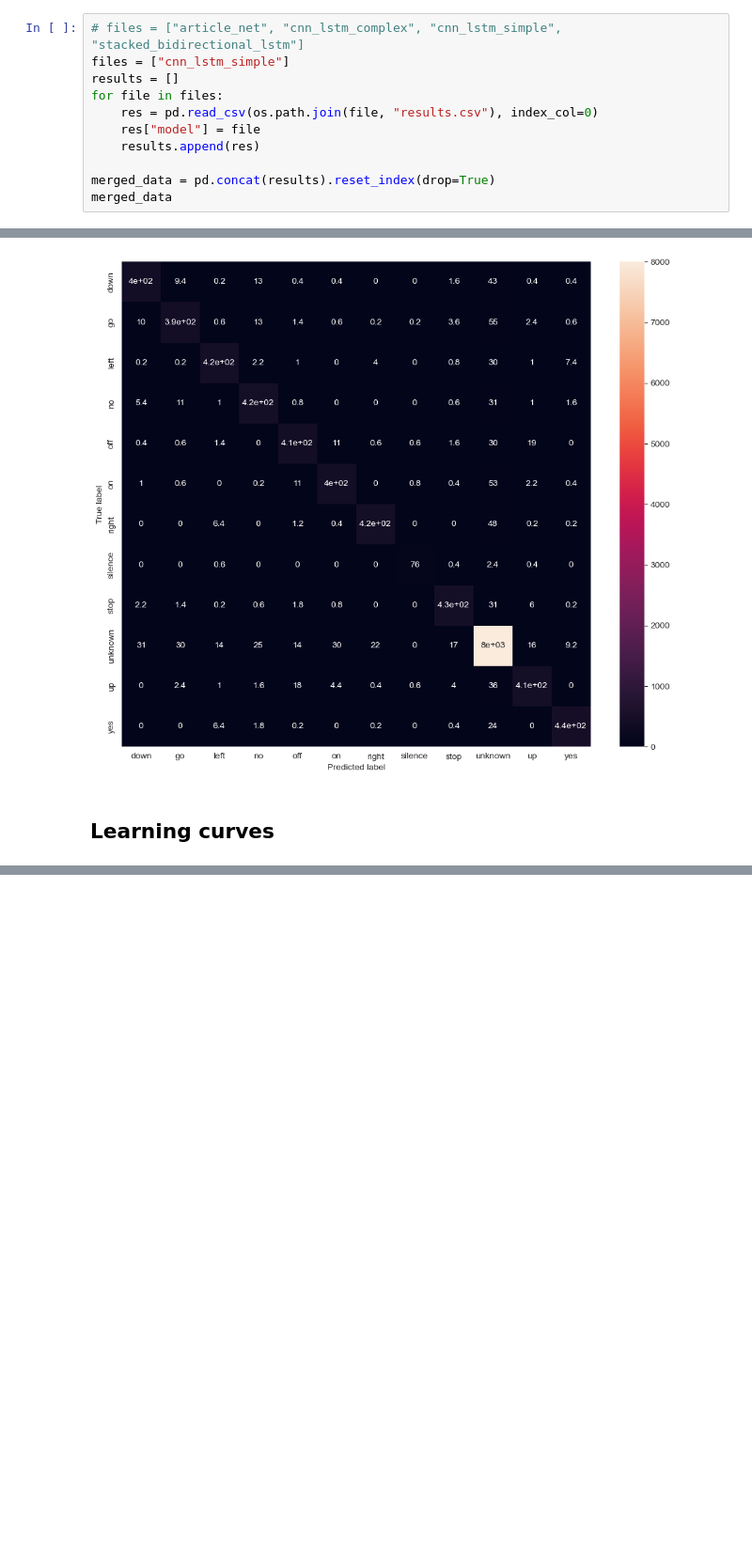
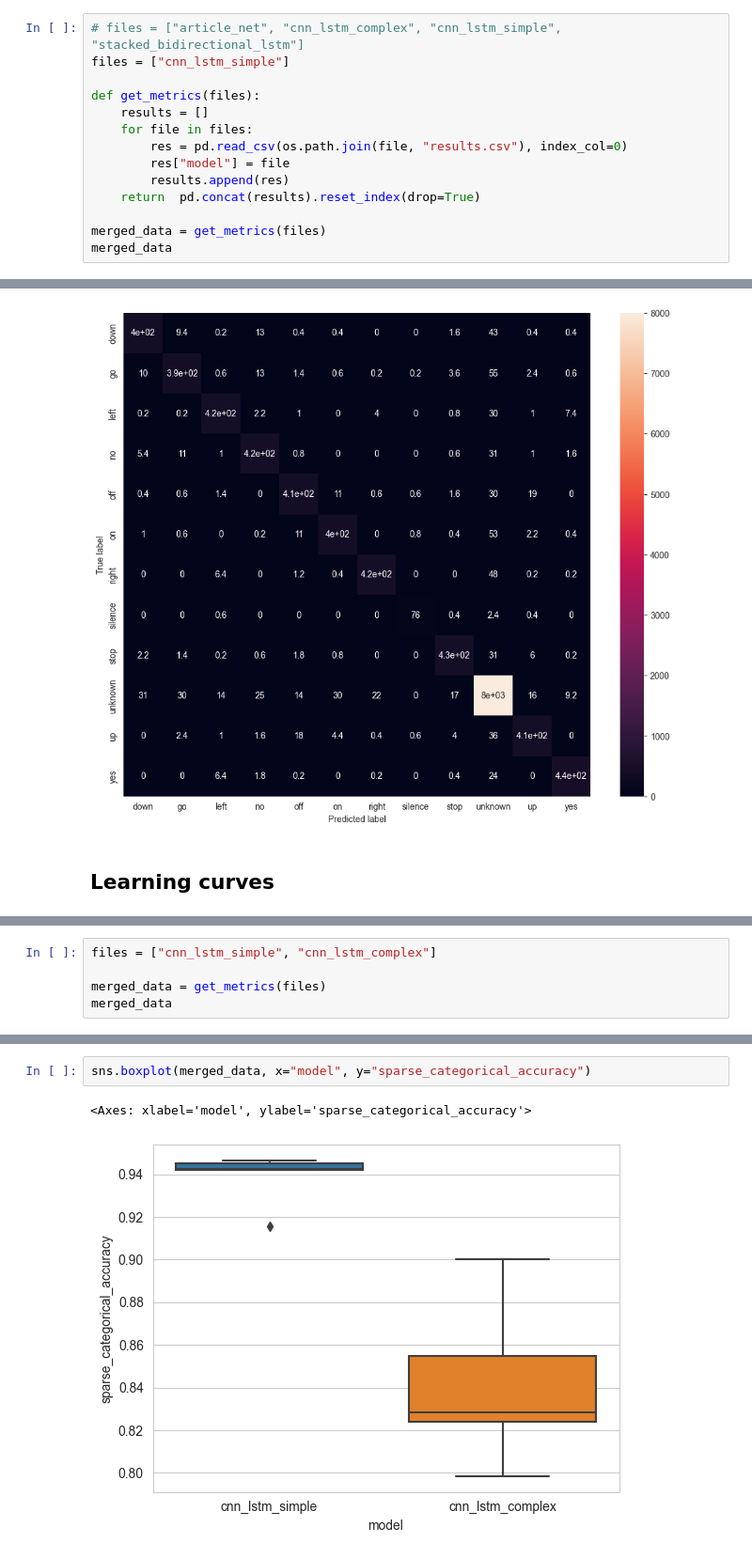
Before and after one commit to SawickiBartosz/DeepLearning2023, a Jupyter notebook: Project2_LSTM/visualize results.ipynb, the cells around one changed output, grey strips where cells are left out. Shown: that part at 94% size. Drawn from its saved outputs; the diff is of its cells as text; blank space fills up the shorter version.

Commit message:
add plots for the report

```diff
--- a/Project2_LSTM/visualize results.ipynb
+++ b/Project2_LSTM/visualize results.ipynb
@@ -12,13 +12,16 @@ from sklearn.metrics import confusion_matrix
 # %%
 # files = ["article_net", "cnn_lstm_complex", "cnn_lstm_simple", "stacked_bidirectional_lstm"]
 files = ["cnn_lstm_simple"]
-results = []
-for file in files:
-    res = pd.read_csv(os.path.join(file, "results.csv"), index_col=0)
-    res["model"] = file
-    results.append(res)
 
-merged_data = pd.concat(results).reset_index(drop=True)
+def get_metrics(files):
+    results = []
+    for file in files:
+        res = pd.read_csv(os.path.join(file, "results.csv"), index_col=0)
+        res["model"] = file
+        results.append(res)
+    return  pd.concat(results).reset_index(drop=True)
+
+merged_data = get_metrics(files)
 merged_data
 # %% [output]
 |  | seed | loss | sparse_categorical_accuracy | sparse_categorical_crossentropy | model |
@@ -208,0 +222,5 @@ plt.show()
+# %%
+files = ["cnn_lstm_simple", "cnn_lstm_complex"]
+
+merged_data = get_metrics(files)
+merged_data
@@ -208,0 +239,5 @@ plt.show()
+# %%
+sns.boxplot(merged_data, x="model", y="sparse_categorical_accuracy")
+# %% [output]
+<Axes: xlabel='model', ylabel='sparse_categorical_accuracy'>
+[figure, added]
```
Also changed, not shown: parts of 11 cells of this notebook, 2 other files.
